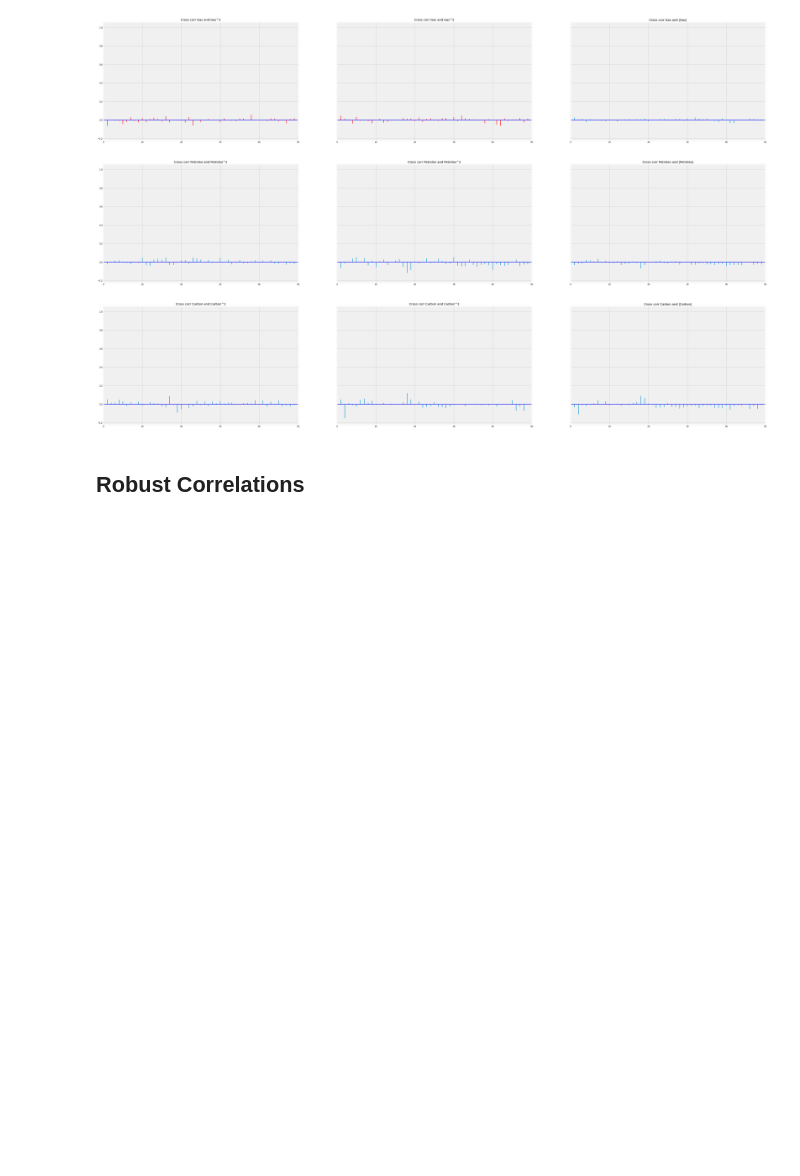
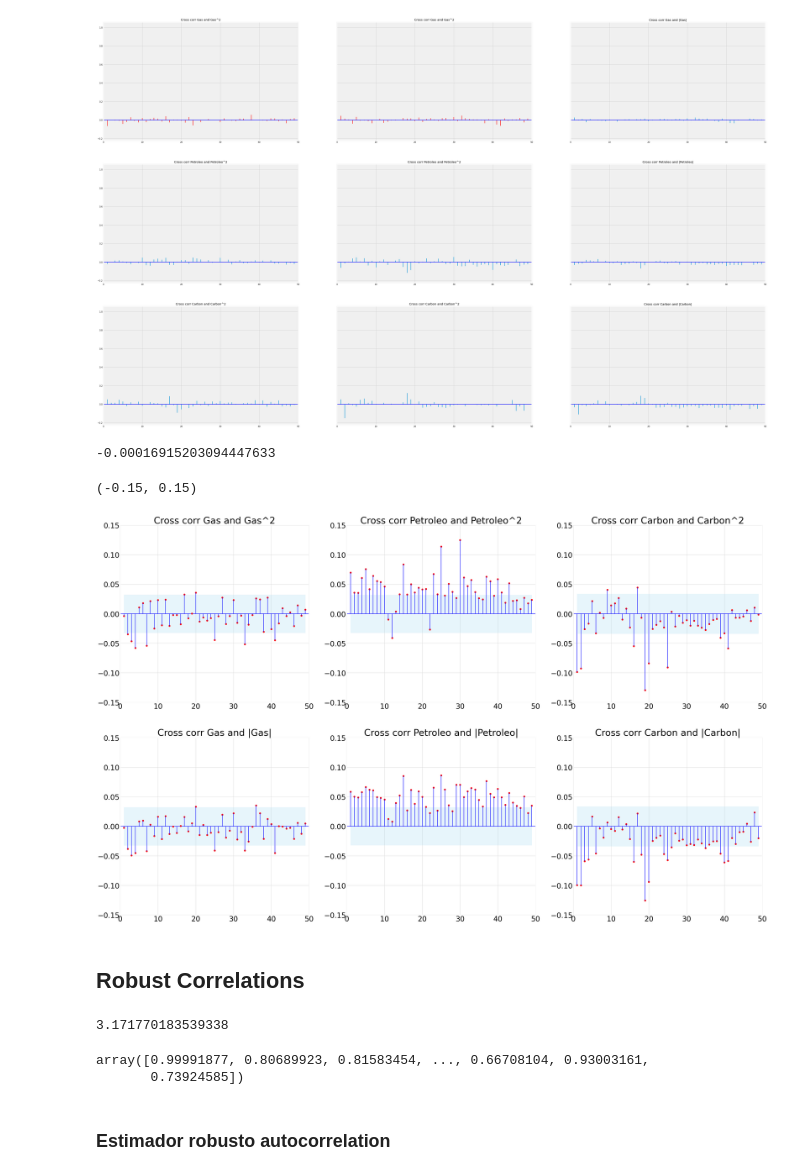
Before and after one commit to Cesuuur/energy-market-analysis, a Jupyter notebook: CompoundReturnAnalisys.ipynb, the cells around one changed output. Saved outputs shown, nothing was run; the diff lists cells and outputs as text; code cells hidden in the pictures; blank space fills up the shorter version.

```diff
--- a/CompoundReturnAnalisys.ipynb
+++ b/CompoundReturnAnalisys.ipynb
@@ -572,0 +628,60 @@ ax[2,2].set_xlim([0,50])
+# %%
+cross_corr(gas_return, gas_return, 50).size
+cross_corr(gas_return, gas_return, 50)
+# %% [output]
+-0.00016915203094447633
+# %%
+def add_vertical_line(ax, x, y):
+  '''
+  This function plot a vertical line from the bottom to y
+  '''
+  ax.plot([x, x], [0, y], '-', lw=2, color='b')
+# %%
+def plot_cross_corr(x, y, ax):
+  '''
+  This function plot the cross_corr between x and y and the 95% confidence interval
+  '''
+  ax.set_xlim([0,50])
+  ax.set_title('Cross corr Gas and Gas^2')
+  ax.axhline(0, color='blue', lw=2)
+  ax.plot(np.arange(1,50), [cross_corr(x, y, i) for i in np.arange(1,50)], lw=2, color='red', linestyle="", marker="o", markersize=8)
+  for i in np.arange(1,50):
+    add_vertical_line(ax, i, cross_corr(x, y, i))
+  ax.set_facecolor('w')
+  ax.fill_between(np.arange(1,50), 1.96/np.sqrt(len(x)), -1.96/np.sqrt(len(x)), color='skyblue', alpha=0.2)
+  ax.tick_params(axis='both', labelsize=35)
+# %%
+fig, ax = plt.subplots(figsize = (50, 35), nrows=2, ncols=3)
+
+# GAS ########################################################
+plot_cross_corr(gas_return, np.square(gas_return), ax[0,0])
+ax[0,0].set_title('Cross corr Gas and Gas^2', fontsize = 45)
+ax[0,0].tick_params(axis='both', labelsize=35)
+ax[0,0].set_ylim([-0.15, 0.15])
+plot_cross_corr(gas_return, np.absolute(gas_return), ax[1,0])
+ax[1,0].set_title('Cross corr Gas and |Gas|', fontsize = 45)
+ax[1,0].tick_params(axis='both', labelsize=35)
+ax[1,0].set_ylim([-0.15, 0.15])
+
+# PETROLEO ###################################################
+plot_cross_corr(petroleo_return, np.square(petroleo_return), ax[0,1])
+ax[0,1].set_title('Cross corr Petroleo and Petroleo^2', fontsize = 45)
+ax[0,1].tick_params(axis='both', labelsize=35)
+ax[0,1].set_ylim([-0.15, 0.15])
+plot_cross_corr(petroleo_return, np.absolute(petroleo_return), ax[1,1])
+ax[1,1].set_title('Cross corr Petroleo and |Petroleo|', fontsize = 45)
+ax[1,1].tick_params(axis='both', labelsize=35)
+ax[1,1].set_ylim([-0.15, 0.15])
+
+# CARBON ######################################################
+plot_cross_corr(carbon_return, np.square(carbon_return), ax[0,2])
+ax[0,2].set_title('Cross corr Carbon and Carbon^2', fontsize = 45)
+ax[0,2].tick_params(axis='both', labelsize=35)
+ax[0,2].set_ylim([-0.15, 0.15])
+plot_cross_corr(carbon_return, np.absolute(carbon_return), ax[1,2])
+ax[1,2].set_title('Cross corr Carbon and |Carbon|', fontsize = 45)
+ax[1,2].tick_params(axis='both', labelsize=35)
+ax[1,2].set_ylim([-0.15, 0.15])
+# %% [output]
+(-0.15, 0.15)
+[figure, added]
@@ -581,3 +709,23 @@ ax1.axhline(0, color='blue', lw=2)
 plt.show()
 # %% [markdown]
 ## Robust Correlations
+# %%
+def standar_deviation(x):
+  '''
+  This function return the standar deviation of x
+  '''
+  return np.sqrt(np.sum((x - np.mean(x))**2)/len(x))
+standar_deviation(gas_return)
+# %% [output]
+3.171770183539338
+# %%
+def ramsay_weights(x):
+  '''
+  This function return the Ramsay weights
+  '''
+  return np.exp(-0.3*np.absolute(x-np.mean(x))/standar_deviation(x))
+# %% [output]
+array([0.99991877, 0.80689923, 0.81583454, ..., 0.66708104, 0.93003161,
+       0.73924585])
+# %% [markdown]
+### Estimador robusto autocorrelation
```
Also changed, not shown: parts of 23 cells of this notebook.
